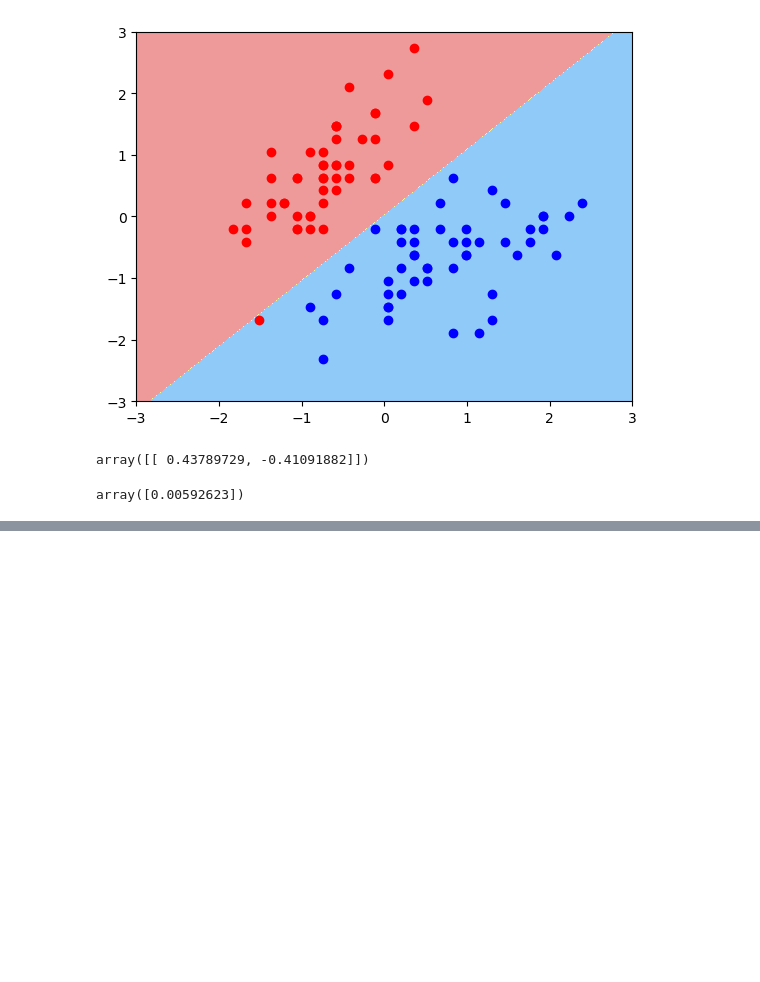
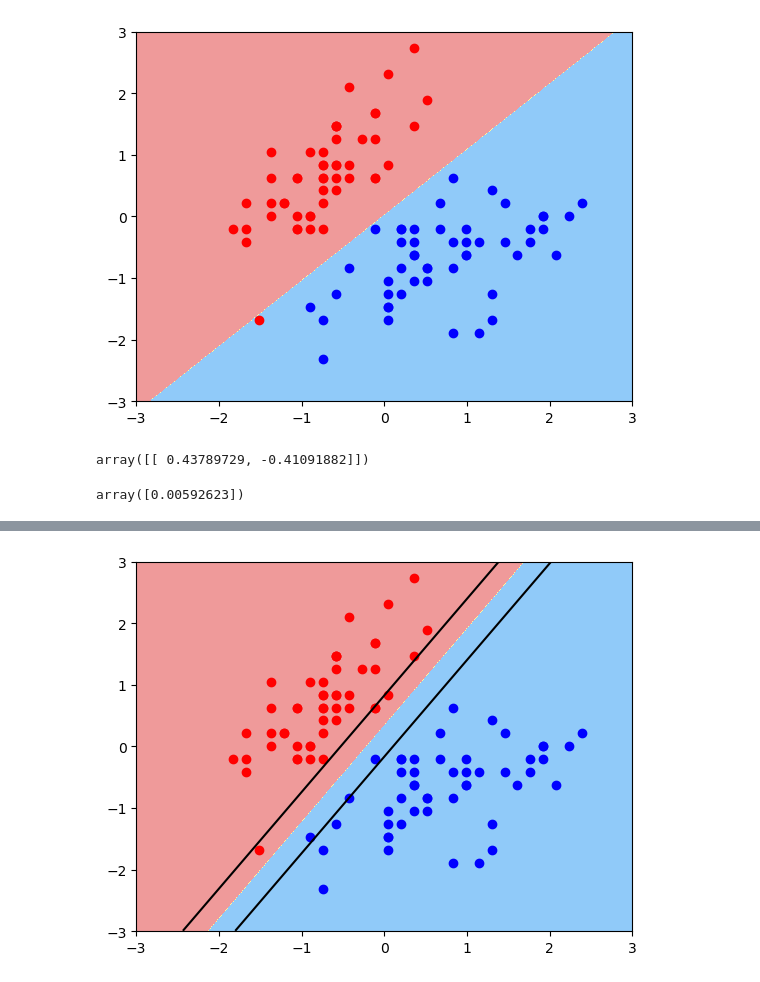
Before and after one commit to qfallen5858/ml, a Jupyter notebook: svm.ipynb, the cells around one changed output, grey strips where cells are left out. Saved outputs shown, nothing was run; the diff lists cells and outputs as text; code cells hidden in the pictures; blank space fills up the shorter version.

```diff
--- a/svm.ipynb
+++ b/svm.ipynb
@@ -113,0 +114,9 @@ plt.show()
+# %%
+svc = LinearSVC(C = 10)
+svc.fit(X_standard, y)
+plot_svc_decision_boundary(svc, axis=[-3, 3, -3, 3])
+plt.scatter(X_standard[y==0,0], X_standard[y==0,1], color='red')
+plt.scatter(X_standard[y==1,0], X_standard[y==1,1], color='blue')
+plt.show()
+# %% [output]
+[figure, added]
```
Also changed, not shown: parts of 1 cell of this notebook.
